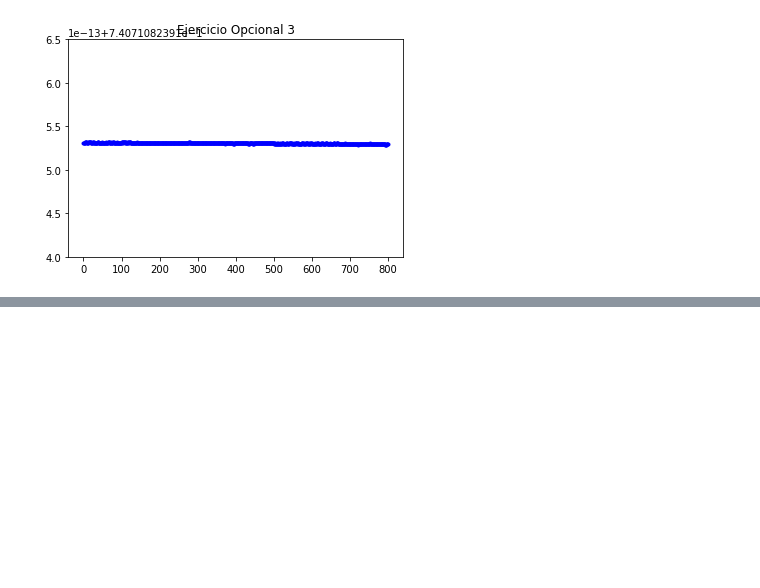
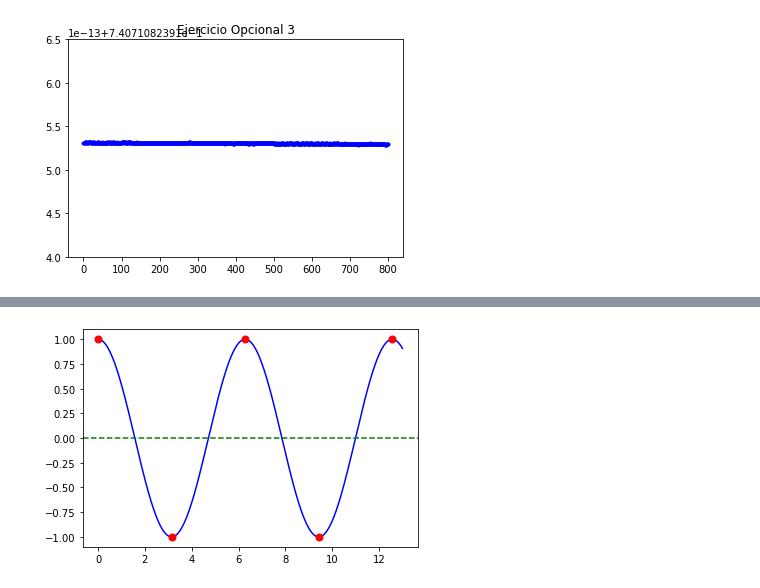
Before and after one commit to Ocete/mcd-cn, a Jupyter notebook: p1/CN-Práctica1.ipynb, the cells around one changed output, grey strips where cells are left out. Cells and saved outputs as stored; diff of their text form; code cells hidden in the pictures; blank space fills up the shorter version.

```diff
--- a/p1/CN-Práctica1.ipynb
+++ b/p1/CN-Práctica1.ipynb
@@ -116 +126,14 @@ plot_func(f3,i_range,y_lims2,i_shift2, "Ejercicio Opcional 3")
+# %%
+n = 5
+func = lambda x : np.cos(x)
+x_vals = np.linspace(0,13,1000)
+values = func(x_vals)
+plt.plot(x_vals, values, 'b')
+for i in range(n):
+    plt.plot(i*np.pi,func(i*np.pi),'r.',markersize=14)
+plt.axhline(y=0, color='g', linestyle='--')
+plt.show()
+#plot_func(func,)
+# %% [output]
+[figure, added]
 # %% [markdown]
```
Also changed, not shown: parts of 5 cells of this notebook.
